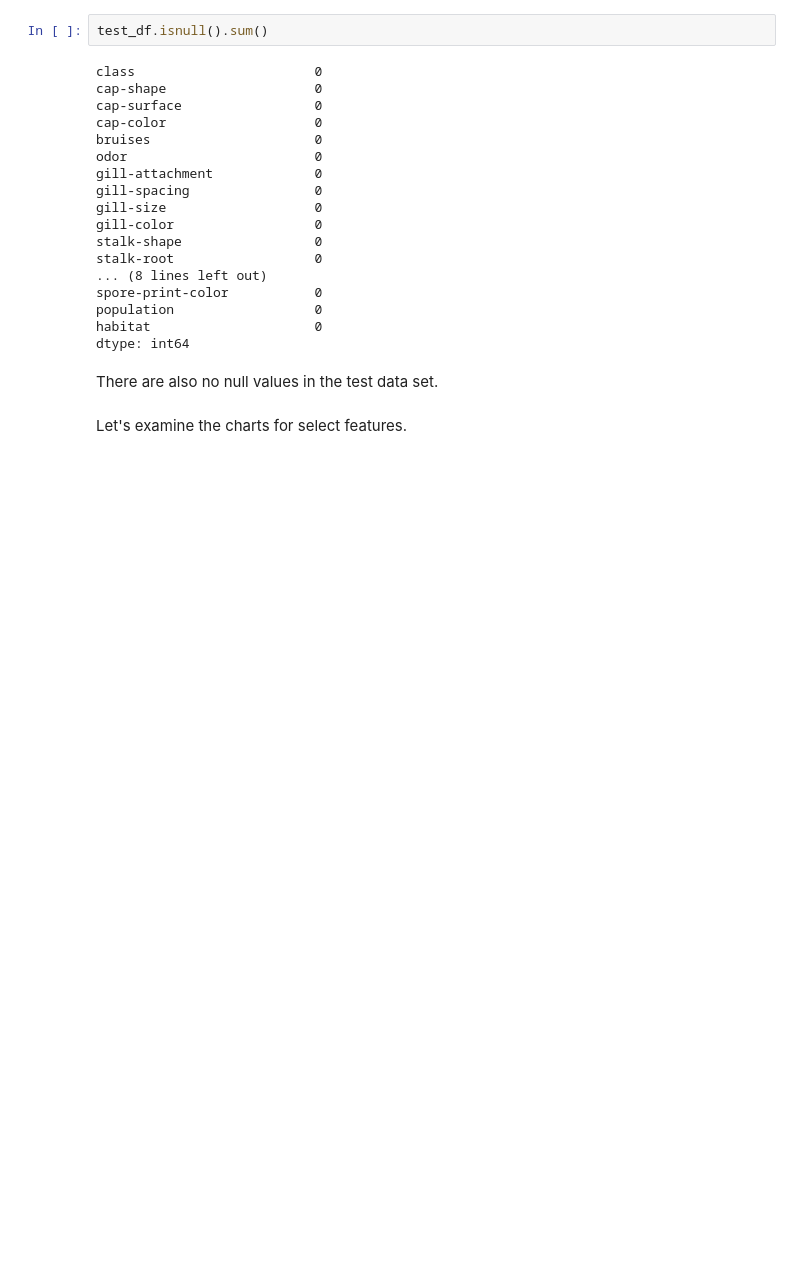
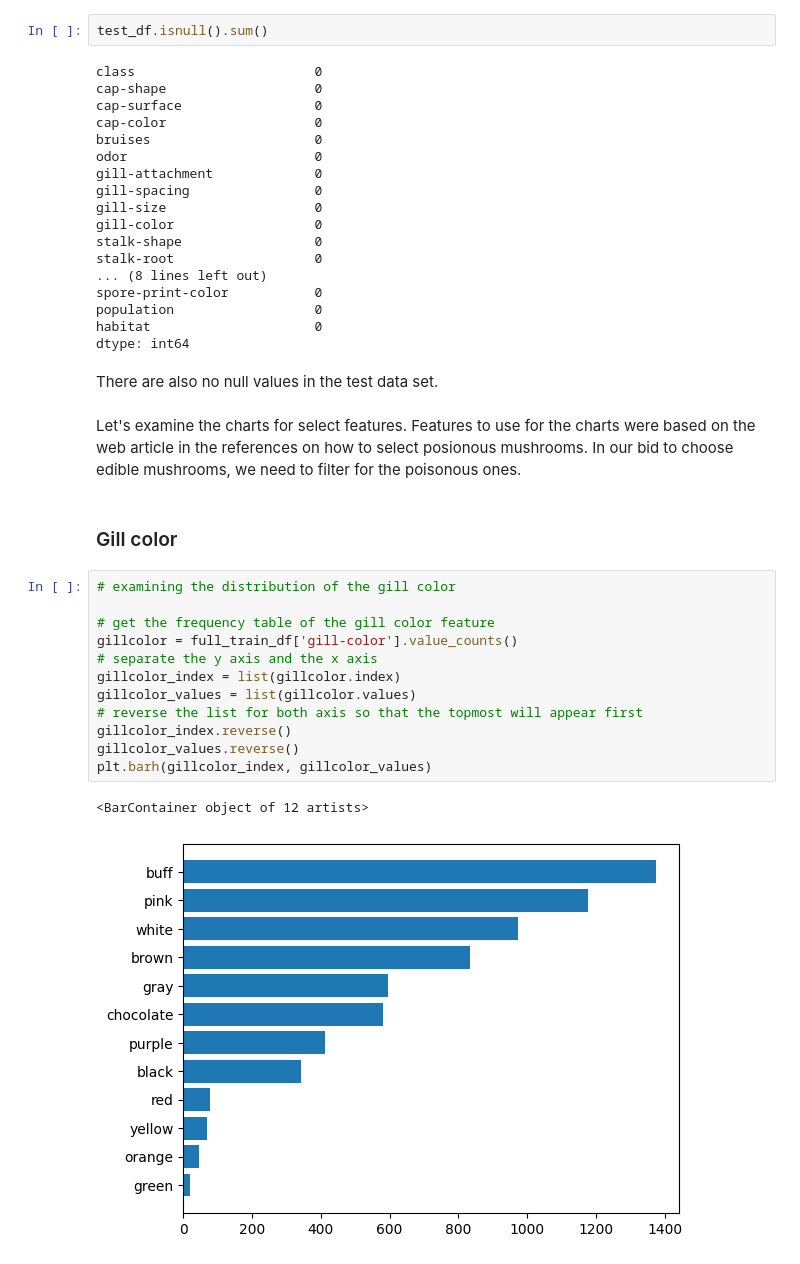
Before and after one commit to Emekadavid/mushroom-classification, a Jupyter notebook: notebook.ipynb, the cells around one changed output. Cells and saved outputs as stored; diff of their text form; blank space fills up the shorter version.

Commit message:
finished eda and feature selection

```diff
--- a/notebook.ipynb
+++ b/notebook.ipynb
@@ -232,5 +233,22 @@ habitat                     0
 dtype: int64
 # %% [markdown]
 There are also no null values in the test data set.
-# %% [markdown]
-Let's examine the charts for select features.
+# %% [markdown]
+Let's examine the charts for select features. Features to use for the charts were based on the web article in the references on how to select posionous mushrooms. In our bid to choose edible mushrooms, we need to filter for the poisonous ones.
+# %% [markdown]
+### Gill color
+# %%
+# examining the distribution of the gill color
+
+# get the frequency table of the gill color feature
+gillcolor = full_train_df['gill-color'].value_counts()
+# separate the y axis and the x axis
+gillcolor_index = list(gillcolor.index)
+gillcolor_values = list(gillcolor.values)
+# reverse the list for both axis so that the topmost will appear first
+gillcolor_index.reverse()
+gillcolor_values.reverse()
+plt.barh(gillcolor_index, gillcolor_values)
+# %% [output]
+<BarContainer object of 12 artists>
+[figure, added]
```
Also changed, not shown: parts of 32 cells of this notebook, 1 other file.
